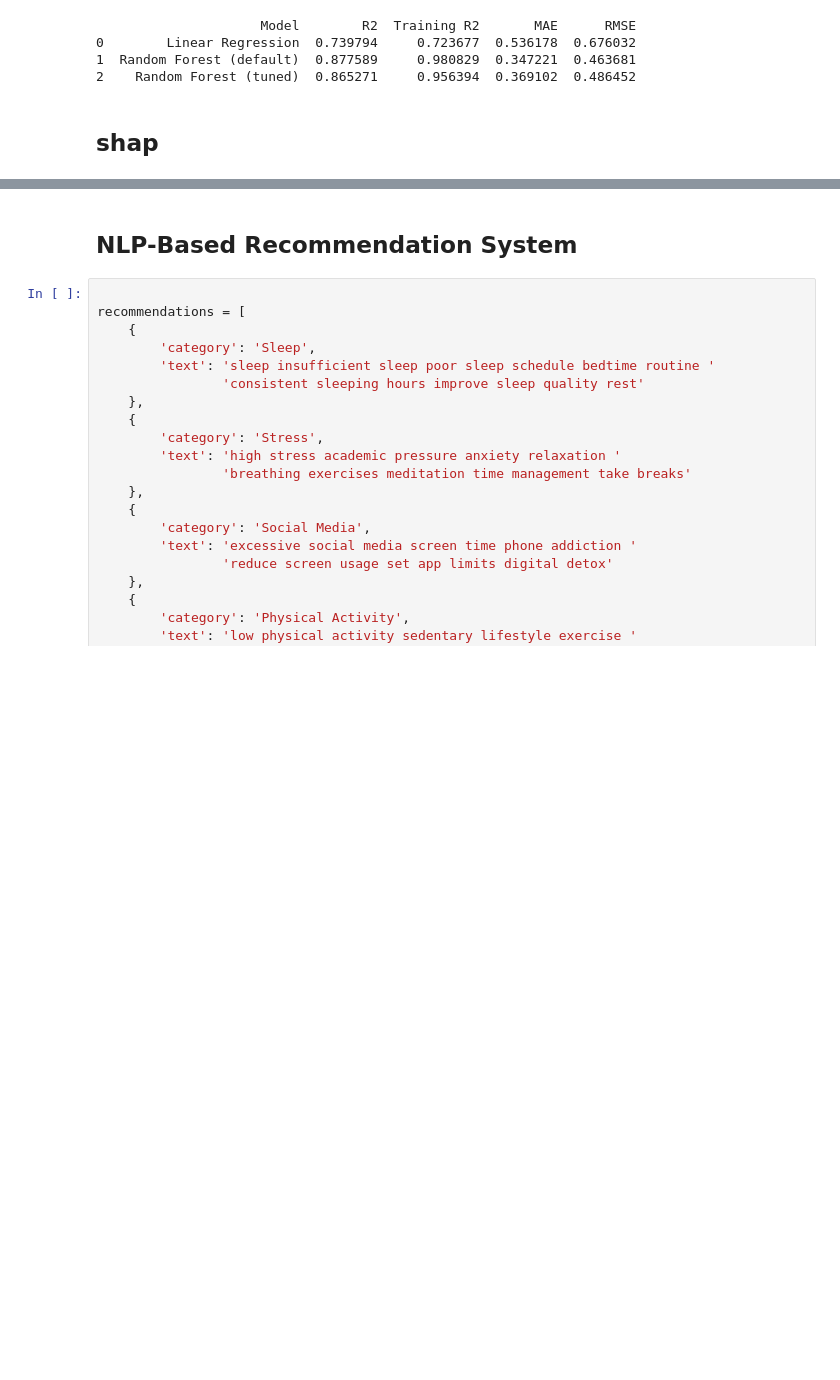
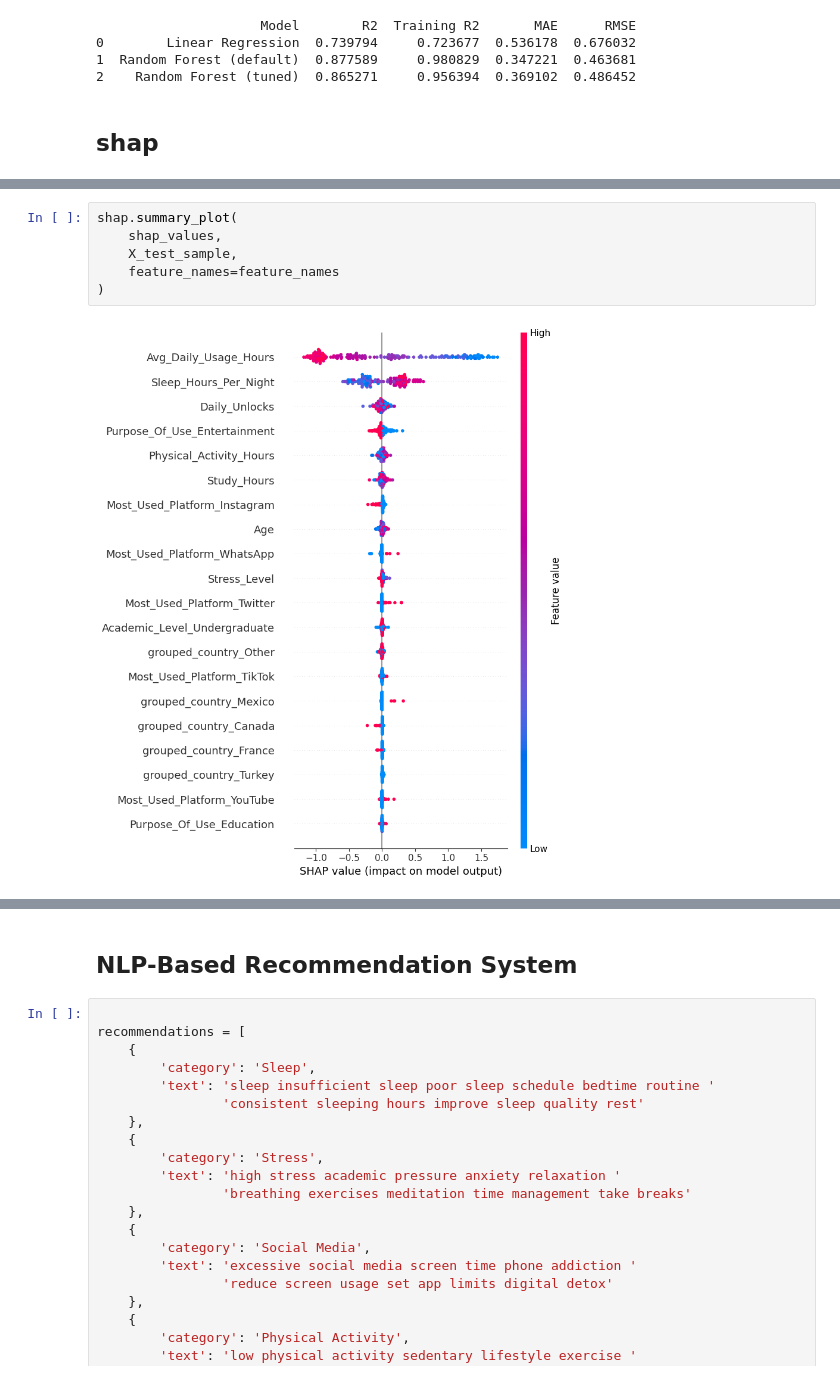
Before and after one commit to gokulgr007/Explainable-Student-Mental-Well-being-Analysis-and-Recommendation-System, a Jupyter notebook: student_wellbeing.ipynb, the cells around one changed output, grey strips where cells are left out. Cells and saved outputs as stored; diff of their text form; blank space fills up the shorter version.

```diff
--- a/student_wellbeing.ipynb
+++ b/student_wellbeing.ipynb
@@ -447,0 +513,8 @@ print(results)
+# %%
+shap.summary_plot(
+    shap_values,
+    X_test_sample,
+    feature_names=feature_names
+)
+# %% [output]
+[figure, added]
```
Also changed, not shown: parts of 25 cells of this notebook.
